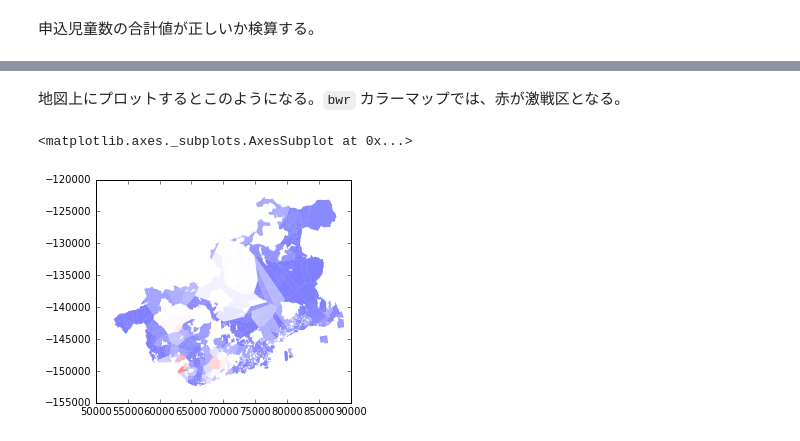
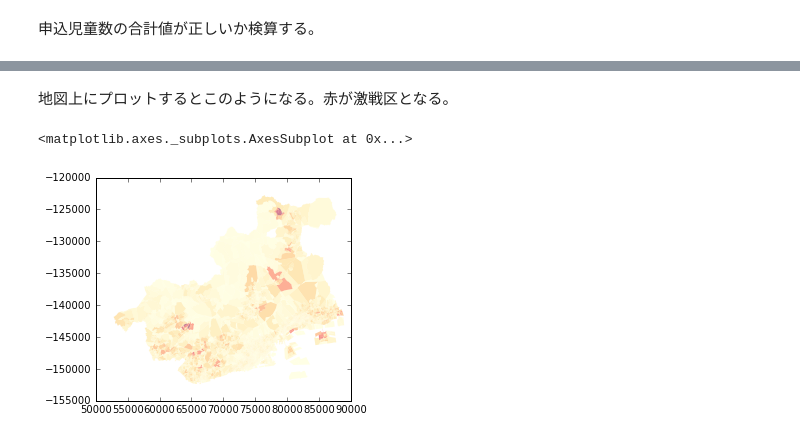
Before and after one commit to hkwi/kobe-barcelona, a Jupyter notebook: notes/2016-10-02-preschool-map.ipynb, the cells around one changed output, grey strips where cells are left out. Drawn from its saved outputs; the diff is of its cells as text; code cells hidden in the pictures.

Commit message:
expand population area

```diff
--- a/notes/2016-10-02-preschool-map.ipynb
+++ b/notes/2016-10-02-preschool-map.ipynb
@@ -164,12 +179,0 @@ ta = gpd.overlay(pib, r2, how="union")
-# %%
-tv = ta[ta["KEYCODE1"].isnull()==False]
-tv.crs = pib.crs
-
-tv_pop = pd.Series(0, index=tv.index, name="児童数")
-k_pop = zib.fillna(0).groupby("KEYCODE1").sum()
-for k in set(pib["KEYCODE1"]):
-    if k not in k_pop.index:
-        continue
-    t = tv[tv["KEYCODE1"]==k]
-    w = t.geometry.area / sum(t.geometry.area) * k_pop.loc[k, "5歳"]
-    tv_pop[t.index] += w
@@ -175,0 +182,4 @@ for k in set(pib["KEYCODE1"]):
+# %%
+# この計算は重い！
+pib_ = gpd.GeoDataFrame(pd.concat([pib, pd.Series(pib.index, index=pib.index, name="pib")], axis=1)) # pib index 行を付与する
+ta = gpd.overlay(pib_, r2, how="union")
@@ -175,0 +188,3 @@ for k in set(pib["KEYCODE1"]):
+# %%
+tv = ta[ta["pib"].isnull()==False]
+tv.crs = pib.crs
@@ -176,3 +193,6 @@ for k in set(pib["KEYCODE1"]):
+# %%
+tv_pop_ = tv.join(pib_zib, on="pib").join(pd.DataFrame(pib.geometry.area, columns=["pib_area"]), on="pib")
+tv_pop = tv_pop_["5歳"] * tv_pop_.geometry.area / tv_pop_["pib_area"]
 # %% [markdown]
 5歳児の人数の合計値が正しいか検算する。
 # %%
@@ -197,9 +217,9 @@ nib2["状況,申込児童数 ５歳児"].sum(), tv_wait.sum()
 # %% [markdown]
-地図上にプロットするとこのようになる。`bwr` カラーマップでは、赤が激戦区となる。
+地図上にプロットするとこのようになる。赤が激戦区となる。
 # %%
 t = pd.concat([tv["geometry"], tv_pop, tv_wait/tv_pop], axis=1).rename(columns={0:"rate"})
 g = gpd.GeoDataFrame(t[tv_pop!=0])
-g.plot(column="rate", cmap="bwr", linewidth=0)
+g.plot(column="rate", cmap="YlOrRd", linewidth=0)
 # %% [output]
 <matplotlib.axes._subplots.AxesSubplot at 0x...>
-[figure, old version]
+[figure, new version]
```
Also changed, not shown: parts of 8 cells of this notebook.
